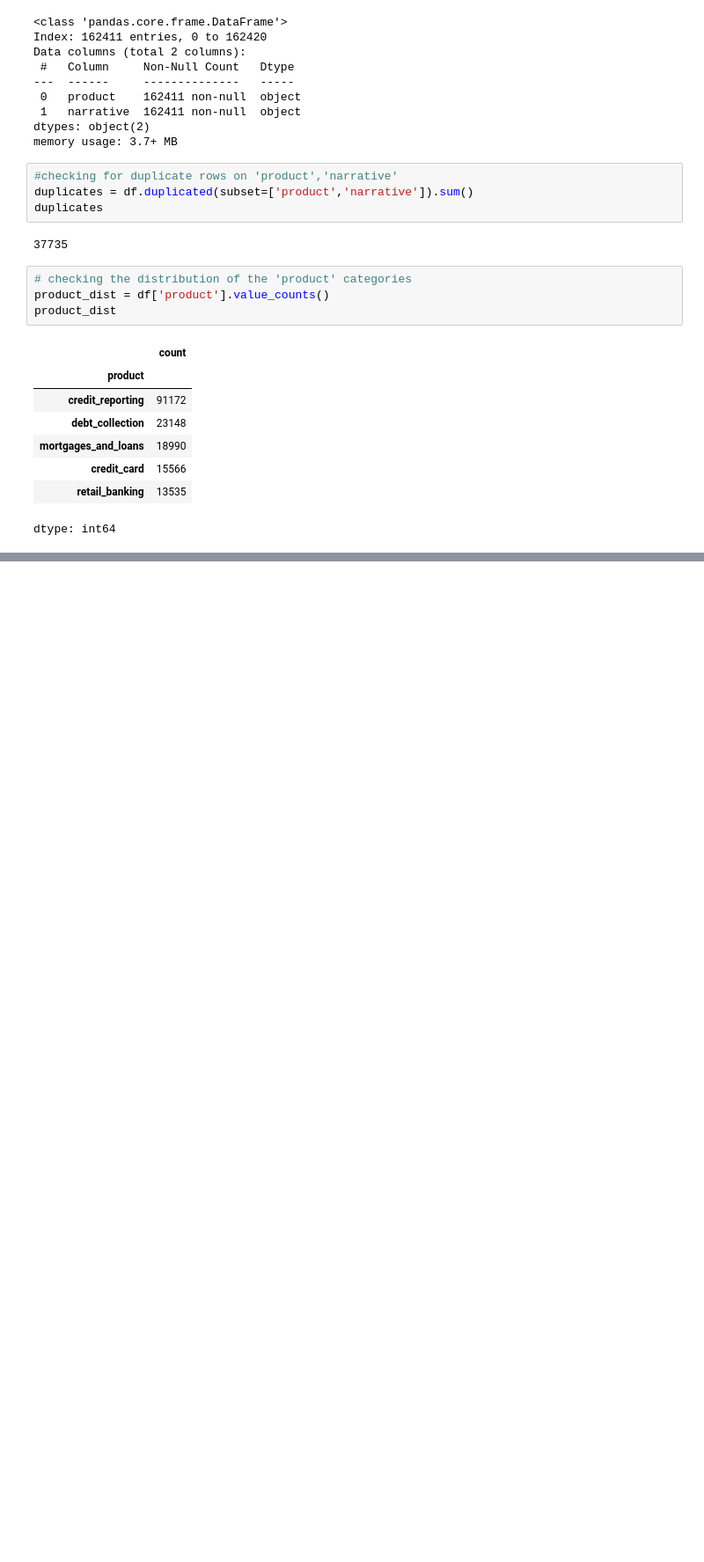
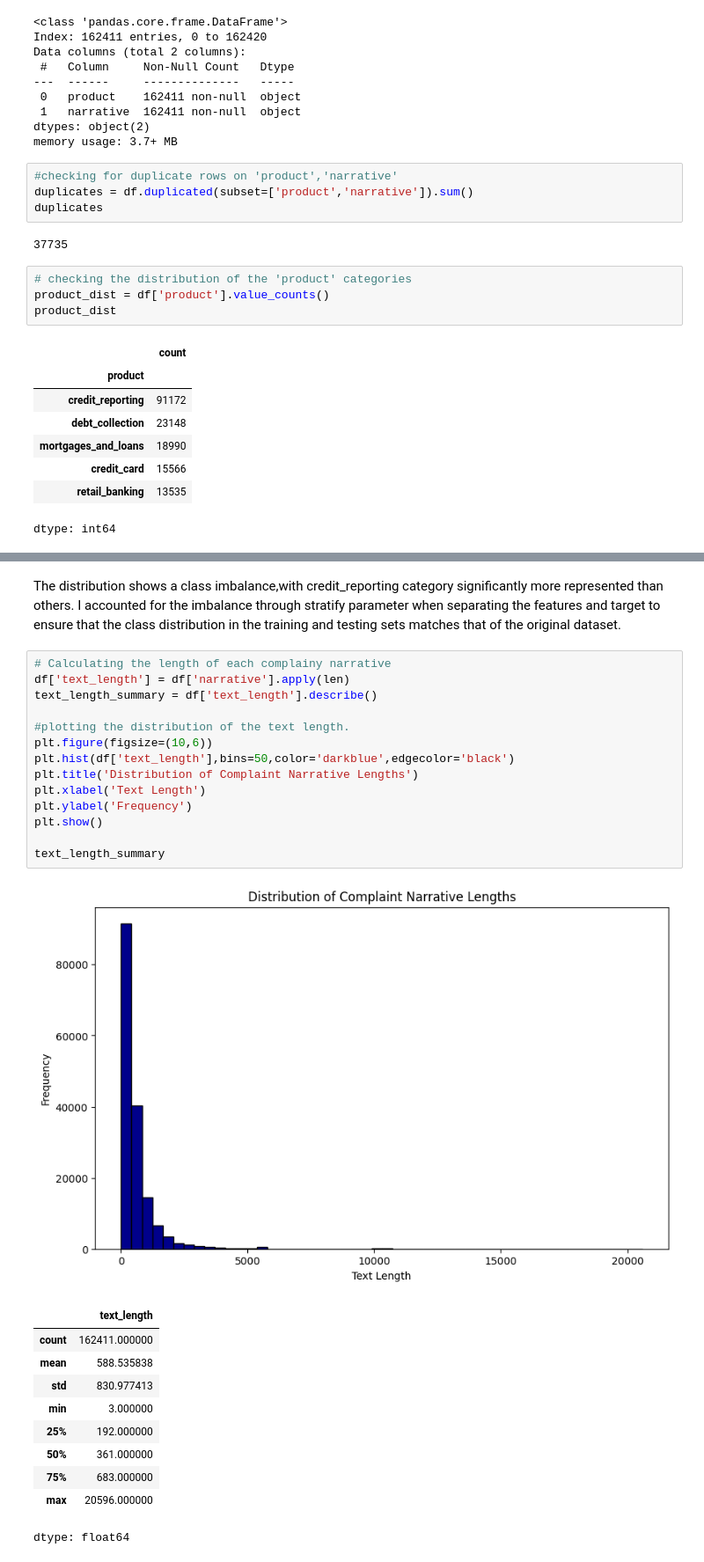
Before and after one commit to victoriamuinde07/NLP-project, a Jupyter notebook: index_ipynbcolab.ipynb, the cells around one changed output, grey strips where cells are left out. Shown at 88% size. Cells and saved outputs as stored; diff of their text form; blank space fills up the shorter version.

```diff
--- a/index_ipynbcolab.ipynb
+++ b/index_ipynbcolab.ipynb
@@ -117,0 +133,29 @@ dtype: int64
+# %% [markdown]
+The distribution shows a class imbalance,with credit_reporting category significantly more represented than others.
+ I accounted for the imbalance through stratify parameter when separating the features and target to ensure that the class distribution in the training and testing sets matches that of the original dataset.
+# %%
+# Calculating the length of each complainy narrative
+df['text_length'] = df['narrative'].apply(len)
+text_length_summary = df['text_length'].describe()
+
+#plotting the distribution of the text length.
+plt.figure(figsize=(10,6))
+plt.hist(df['text_length'],bins=50,color='darkblue',edgecolor='black')
+plt.title('Distribution of Complaint Narrative Lengths')
+plt.xlabel('Text Length')
+plt.ylabel('Frequency')
+plt.show()
+
+text_length_summary
+# %% [output]
+[figure, added]
+|  | text_length |
+| count | 162411.000000 |
+| mean | 588.535838 |
+| std | 830.977413 |
+| min | 3.000000 |
+| 25% | 192.000000 |
+| 50% | 361.000000 |
+| 75% | 683.000000 |
+| max | 20596.000000 |
+dtype: float64
```
Also changed, not shown: parts of 25 cells of this notebook.
